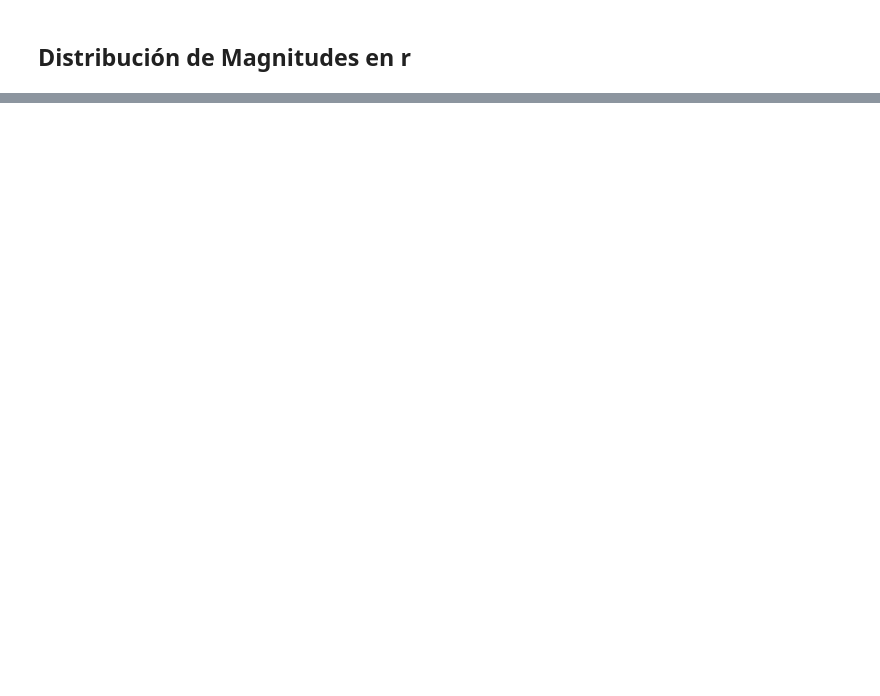
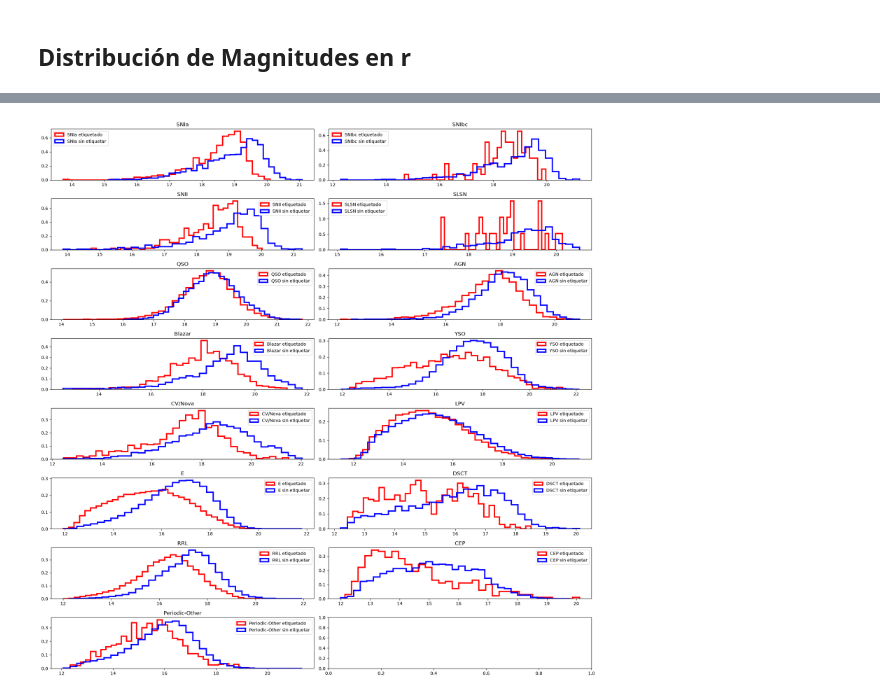
Before and after one commit to 10Nick01/Parcial_2_Mineria_ALeRCE, a Jupyter notebook: implementedBRF.ipynb, the cells around one changed output, grey strips where cells are left out. Drawn from its saved outputs; the diff is of its cells as text; code cells hidden in the pictures; blank space fills up the shorter version.

```diff
--- a/implementedBRF.ipynb
+++ b/implementedBRF.ipynb
@@ -9,6 +9,8 @@ from sklearn import preprocessing, model_selection, metrics
 # %%
 df_labeled_all = pd.read_parquet('../Data_parcial2_mineria/df_labeled_all.parquet')
 df_labeled = pd.read_parquet('../Data_parcial2_mineria/df_labeled.parquet')
+
+df_unlabeled_all = pd.read_parquet('../Data_parcial2_mineria/df_unlabeled_all.parquet')
 df_unlabeled = pd.read_parquet('../Data_parcial2_mineria/df_unlabeled.parquet')
 # %%
 df_unlabeled = df_unlabeled.rename(columns = {"Period_fit": "PPE"})
@@ -384,0 +391,3 @@ plt.show()
+# %%
+labeled_mag = df_labeled_all[['classALeRCE', 'Mean_2']]
+labeled_mag.fillna(-999)
@@ -384,0 +408,3 @@ plt.show()
+# %%
+unlabeled_mag = pd.DataFrame({'classALeRCE': class_final_name, 'Mean_2': df_unlabeled_all['Mean_2']})
+unlabeled_mag.fillna(-999)
@@ -384,0 +425,14 @@ plt.show()
+# %%
+fig, axes = fig, axes = plt.subplots(8, 2, figsize=(18, 18), sharey=False)
+for ax, c, in zip(axes.ravel(), clases):
+    mag_lab = labeled_mag.loc[labeled_mag.classALeRCE == c, 'Mean_2']
+    mag_unlab = unlabeled_mag.loc[unlabeled_mag.classALeRCE == c, 'Mean_2']
+
+    ax.hist(mag_lab, bins=35, density=True, histtype="step", color='red', label= f'{c} etiquetado', linewidth=3)
+    ax.hist(mag_unlab, bins=35, density=True, histtype="step", color='blue', label= f'{c} sin etiquetar', linewidth=3)
+
+    ax.legend()
+    ax.set_title(f'{c}')
+plt.tight_layout(); plt.show()
+# %% [output]
+[figure, added]
```
Also changed, not shown: parts of 11 cells of this notebook, 2 other files.
